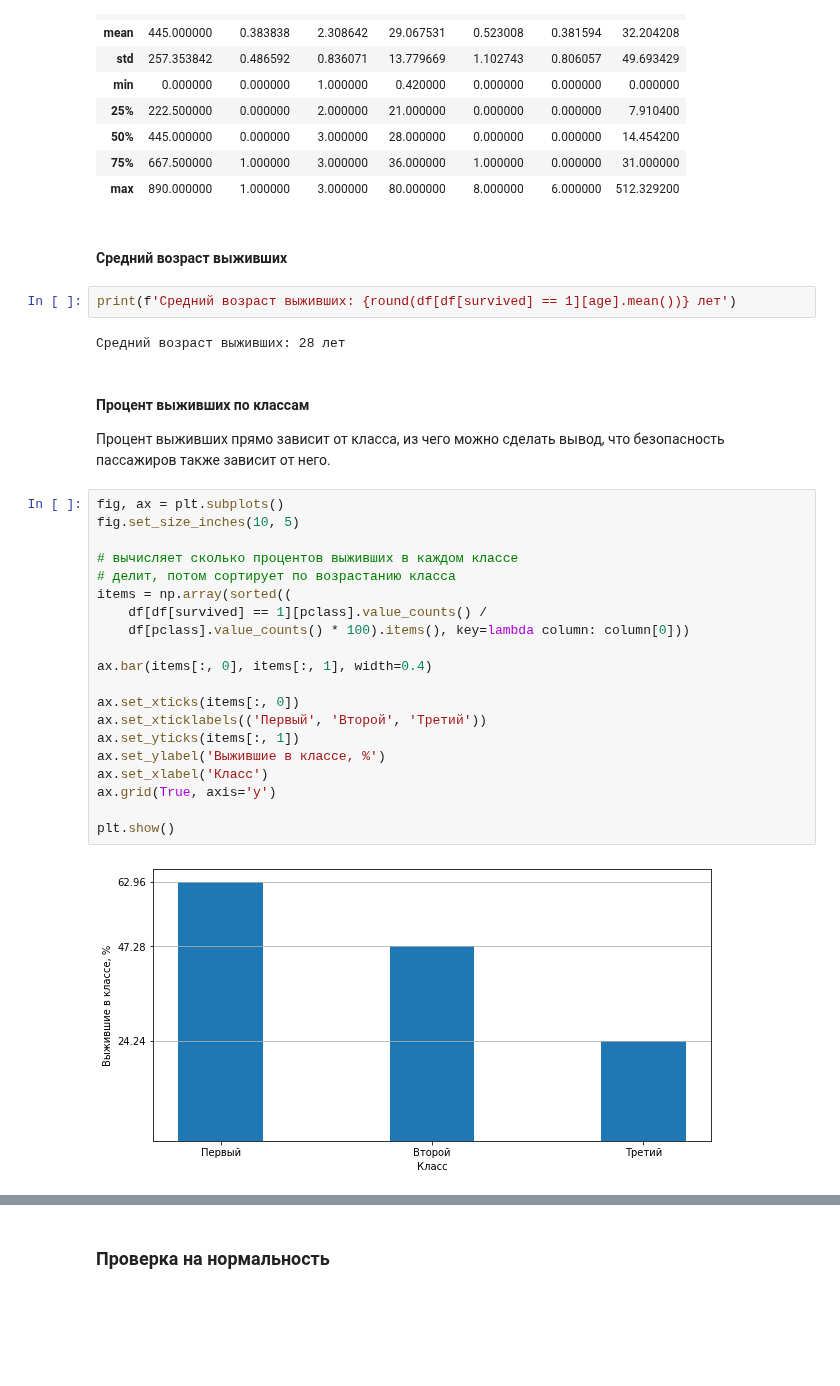
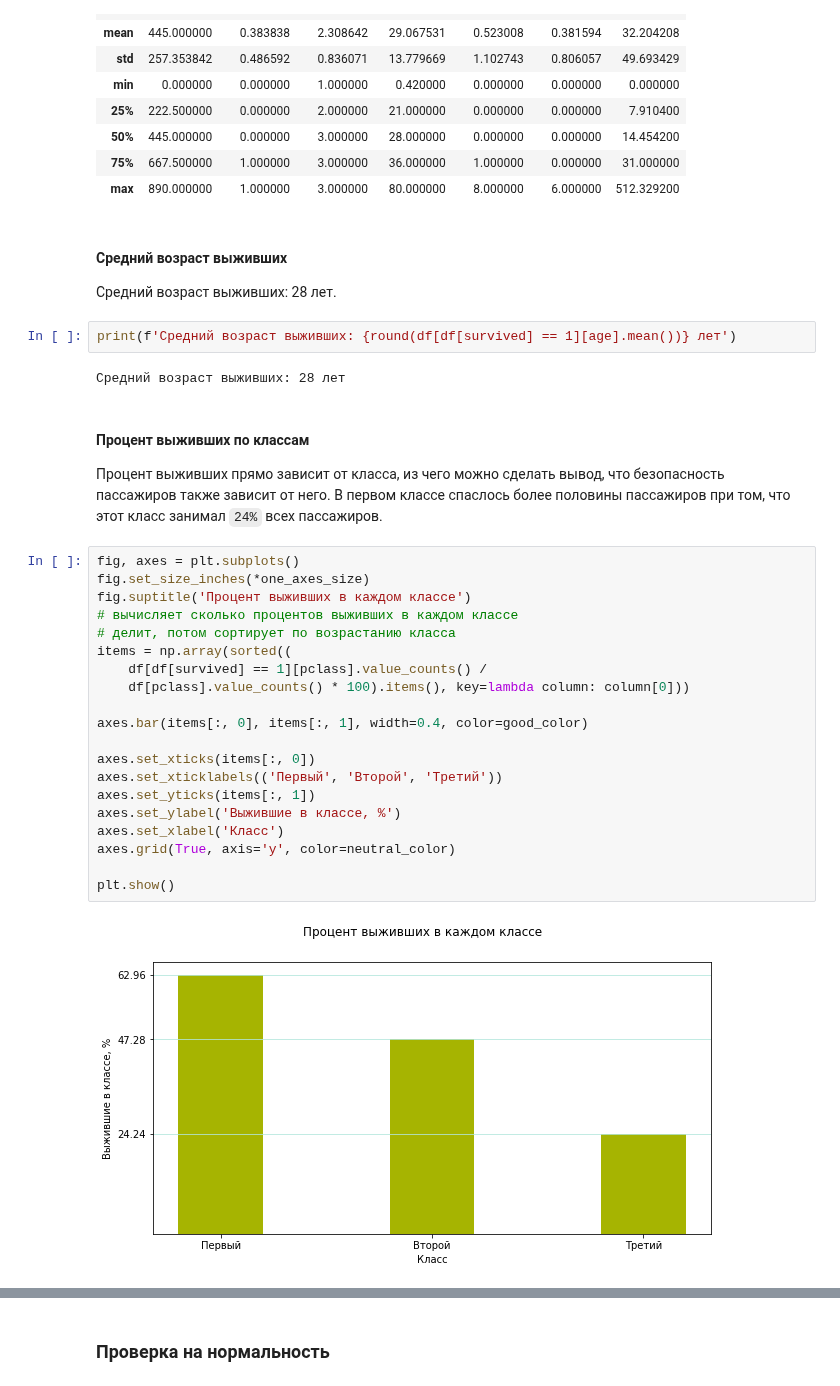
Before and after one commit to gaskeo/yandex-lyceum-selection-round, a Jupyter notebook: main.ipynb, the cells around one changed output, grey strips where cells are left out. Cells and saved outputs as stored; diff of their text form; blank space fills up the shorter version.

```diff
--- a/main.ipynb
+++ b/main.ipynb
@@ -564,34 +639,35 @@ df.describe()
 | max | 890.000000 | 1.000000 | 3.000000 | 80.000000 | 8.000000 | 6.000000 | 512.329200 |
 # %% [markdown]
 #### Средний возраст выживших
+Средний возраст выживших: 28 лет.
 # %%
 print(f'Средний возраст выживших: {round(df[df[survived] == 1][age].mean())} лет')
 # %% [output]
 Средний возраст выживших: 28 лет
 # %% [markdown]
 #### Процент выживших по классам
-Процент выживших прямо зависит от класса, из чего можно сделать вывод, что безопасность пассажиров также зависит от него.
+Процент выживших прямо зависит от класса, из чего можно сделать вывод, что безопасность пассажиров также зависит от него. В первом классе спаслось более половины пассажиров при том, что этот класс занимал `24%` всех пассажиров.
 # %%
-fig, ax = plt.subplots()
-fig.set_size_inches(10, 5)
-
+fig, axes = plt.subplots()
+fig.set_size_inches(*one_axes_size)
+fig.suptitle('Процент выживших в каждом классе')
 # вычисляет сколько процентов выживших в каждом классе
 # делит, потом сортирует по возрастанию класса
 items = np.array(sorted((
     df[df[survived] == 1][pclass].value_counts() /
     df[pclass].value_counts() * 100).items(), key=lambda column: column[0]))
 
-ax.bar(items[:, 0], items[:, 1], width=0.4)
+axes.bar(items[:, 0], items[:, 1], width=0.4, color=good_color)
 
-ax.set_xticks(items[:, 0])
-ax.set_xticklabels(('Первый', 'Второй', 'Третий'))
-ax.set_yticks(items[:, 1])
-ax.set_ylabel('Выжившие в классе, %')
-ax.set_xlabel('Класс')
-ax.grid(True, axis='y')
+axes.set_xticks(items[:, 0])
+axes.set_xticklabels(('Первый', 'Второй', 'Третий'))
+axes.set_yticks(items[:, 1])
+axes.set_ylabel('Выжившие в классе, %')
+axes.set_xlabel('Класс')
+axes.grid(True, axis='y', color=neutral_color)
 
 plt.show()
 # %% [output]
-[figure, old version]
+[figure, new version]
 # %% [markdown]
 #### Выжившие по цене билета
```
Also changed, not shown: parts of 41 cells of this notebook.
